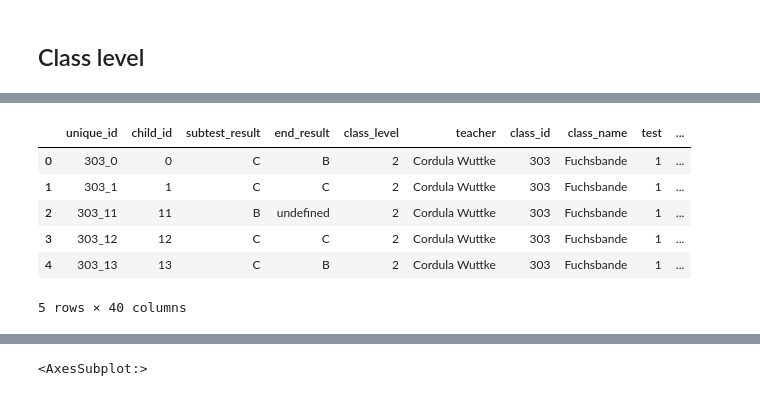
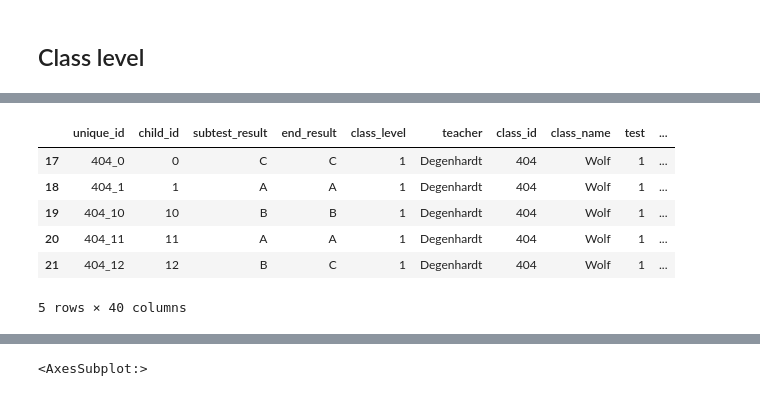
Before and after one commit to imkeines/tiria_data, a Jupyter notebook: Data_EDA.ipynb, the cells around one changed output, grey strips where cells are left out. Cells and saved outputs as stored; diff of their text form; code cells hidden in the pictures.

```diff
--- a/Data_EDA.ipynb
+++ b/Data_EDA.ipynb
@@ -15,0 +22,15 @@ pd.options.mode.chained_assignment = None  # default='warn'
+# %%
+import os
+from pathlib import Path
+
+# get absolute path of this script and create Path object
+path = Path(os.getcwd())
+
+# use Path object to get path of project folder
+absolutePath = path.parent.absolute()
+
+# change working directory to project folder
+os.chdir(absolutePath)
+
+# get path of project folder
+path_projectFolder = os.getcwd()
@@ -18,8 +41,6 @@ pd.options.mode.chained_assignment = None  # default='warn'
 # %%
-# load data
-test1 = pd.read_csv("/home/iik/Desktop/tiria_waldprüfung/data/test1.csv")
-test2 = pd.read_csv("/home/iik/Desktop/tiria_waldprüfung/data/test2.csv")
-test3 = pd.read_csv("/home/iik/Desktop/tiria_waldprüfung/data/test3.csv")
-test4 = pd.read_csv("/home/iik/Desktop/tiria_waldprüfung/data/test4.csv")
-test1
+test1 = pd.read_csv(path_projectFolder + "/data/test1.csv")
+test2 = pd.read_csv(path_projectFolder + "/data/test2.csv")
+test3 = pd.read_csv(path_projectFolder + "/data/test3.csv")
+test4 = pd.read_csv(path_projectFolder + "/data/test4.csv")
 # %% [output]
@@ -442,14 +447,14 @@ level_2 = grouped.get_group(2)
 # %% [output]
 [interactive output not drawn]
 # %%
-level_2.head()
+level_1.head()
 # %% [output]
 |  | unique_id | child_id | subtest_result | end_result | class_level | teacher | class_id | class_name | test | ... |
-| 0 | 303_0 | 0 | C | B | 2 | Cordula Wuttke | 303 | Fuchsbande | 1 | ... |
-| 1 | 303_1 | 1 | C | C | 2 | Cordula Wuttke | 303 | Fuchsbande | 1 | ... |
-| 2 | 303_11 | 11 | B | undefined | 2 | Cordula Wuttke | 303 | Fuchsbande | 1 | ... |
-| 3 | 303_12 | 12 | C | C | 2 | Cordula Wuttke | 303 | Fuchsbande | 1 | ... |
-| 4 | 303_13 | 13 | C | B | 2 | Cordula Wuttke | 303 | Fuchsbande | 1 | ... |
+| 17 | 404_0 | 0 | C | C | 1 | Degenhardt | 404 | Wolf | 1 | ... |
+| 18 | 404_1 | 1 | A | A | 1 | Degenhardt | 404 | Wolf | 1 | ... |
+| 19 | 404_10 | 10 | B | B | 1 | Degenhardt | 404 | Wolf | 1 | ... |
+| 20 | 404_11 | 11 | A | A | 1 | Degenhardt | 404 | Wolf | 1 | ... |
+| 21 | 404_12 | 12 | B | C | 1 | Degenhardt | 404 | Wolf | 1 | ... |
 5 rows × 40 columns
 [interactive output not drawn]
 # %%
```
Also changed, not shown: parts of 14 cells of this notebook.
